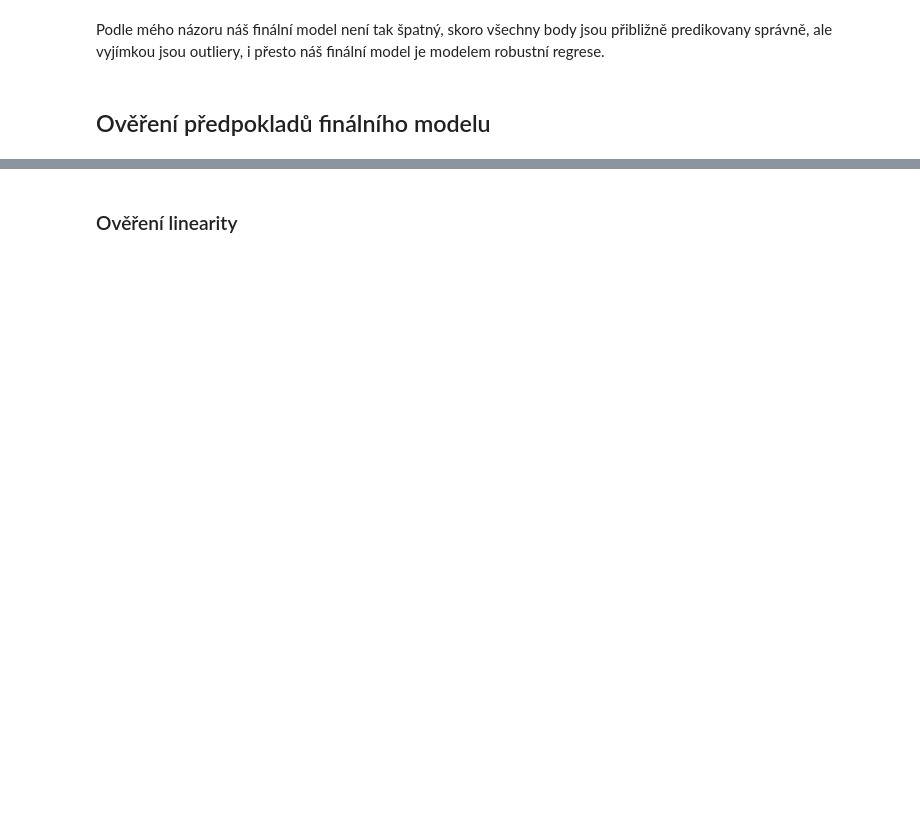
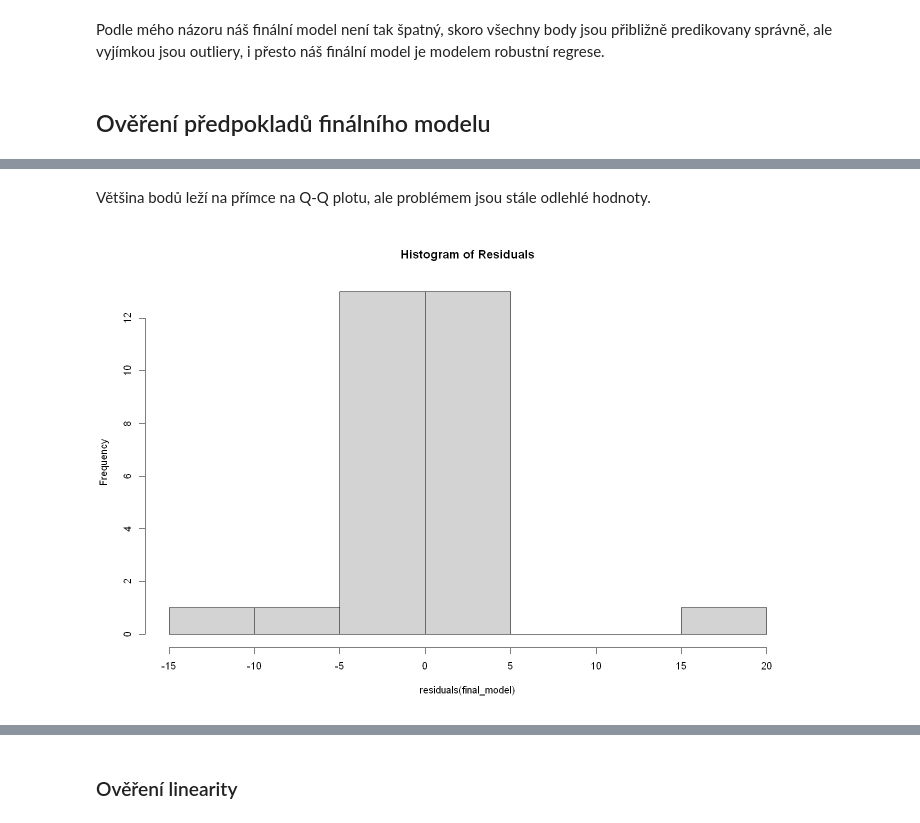
Before and after one commit to xsenyaaax/practicalStatistics, a Jupyter notebook: Project 2/project2.ipynb, the cells around one changed output, grey strips where cells are left out. Drawn from its saved outputs; the diff is of its cells as text; code cells hidden in the pictures; blank space fills up the shorter version.

```diff
--- a/Project 2/project2.ipynb
+++ b/Project 2/project2.ipynb
@@ -1246,0 +1289,6 @@ Náš finální model je model robustní regrese. Předpoklady robustního regre
+# %% [markdown]
+Většina bodů leží na přímce na Q-Q plotu, ale problémem jsou stále odlehlé hodnoty.
+# %%
+hist(residuals(final_model), main = "Histogram of Residuals")
+# %% [output]
+[figure, added]
```
Also changed, not shown: parts of 67 cells of this notebook.
